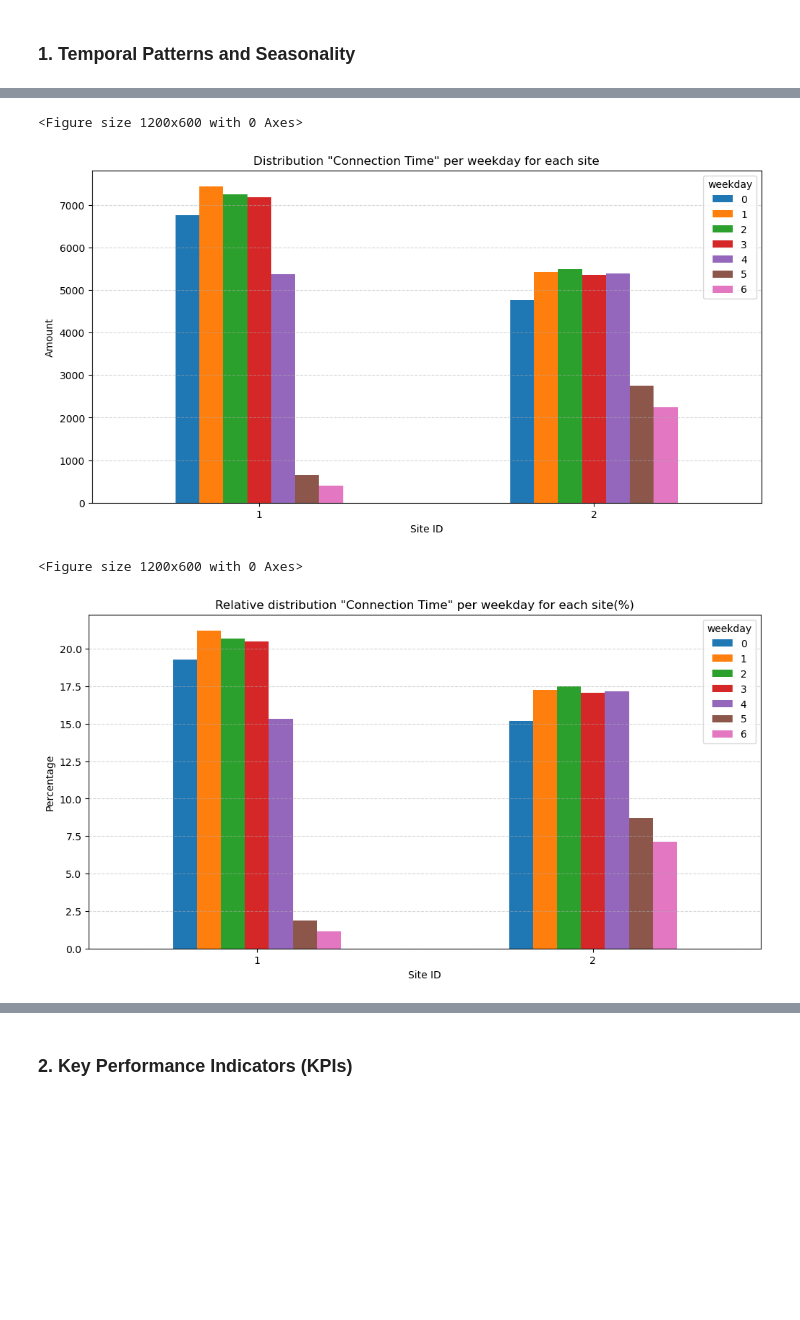
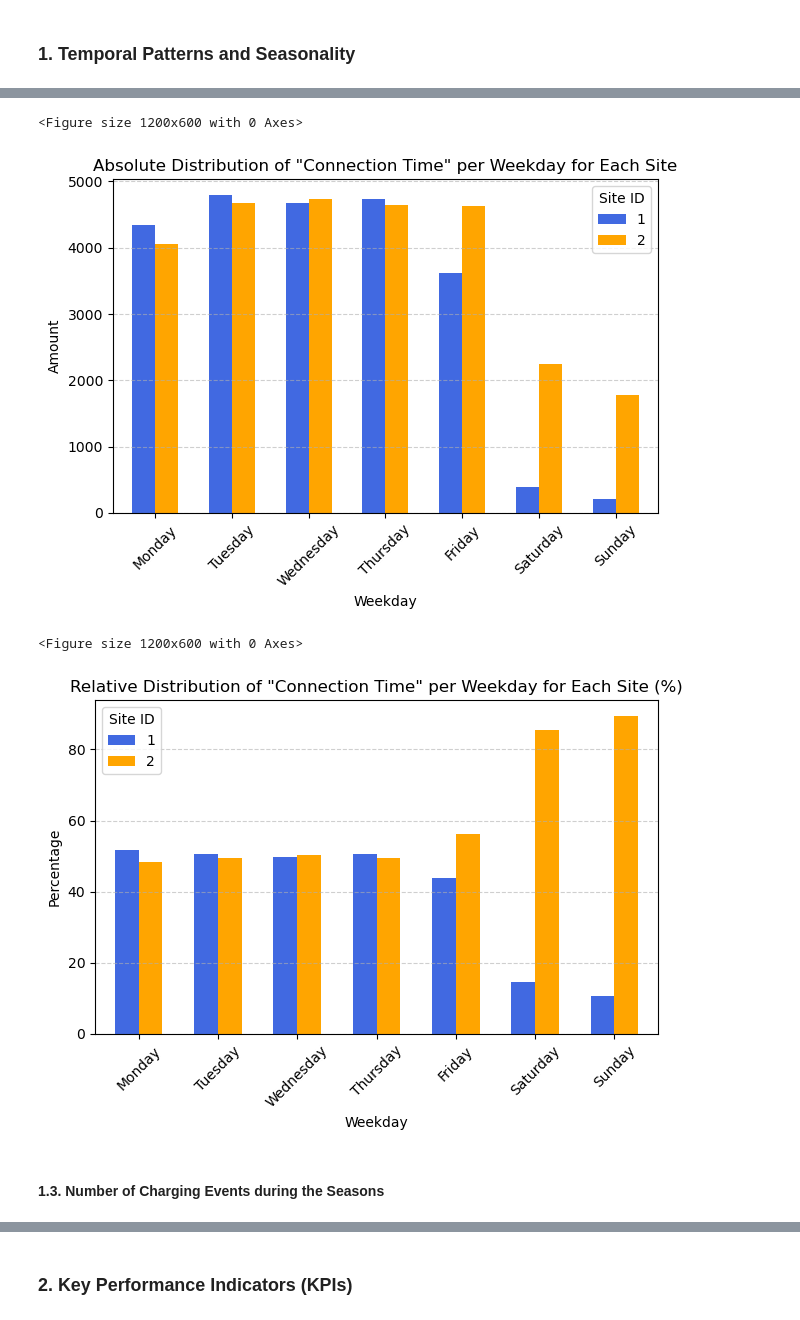
Before and after one commit to angfe/TheOptimizers, a Jupyter notebook: 02_Descriptive_Analytics.ipynb, the cells around one changed output, grey strips where cells are left out. Saved outputs shown, nothing was run; the diff lists cells and outputs as text; code cells hidden in the pictures; blank space fills up the shorter version.

```diff
--- a/02_Descriptive_Analytics.ipynb
+++ b/02_Descriptive_Analytics.ipynb
@@ -108,43 +147,54 @@ plt.show()
 # %%
 # Demonstrate how the number of charging events varies during the week
 
-# Convert time into datetime
-charging_sessions_data['connectionTime'] = pd.to_datetime(charging_sessions_data['connectionTime'])
+# Ensure the weekday names are labeled
+weekday_names = ['Monday', 'Tuesday', 'Wednesday', 'Thursday', 'Friday', 'Saturday', 'Sunday']
 
 # Retrieve the weekday
 charging_sessions_data['weekday'] = charging_sessions_data['connectionTime'].dt.weekday
 
-# Calculation of the absolute distribution per weekday and location
-absolute_counts_weekday_site = charging_sessions_data.groupby(['siteID', 'weekday']).size().unstack(fill_value=0)
+# Group data by weekday and site, and reindex to include all weekdays
+absolute_counts_weekday_site = (
+    charging_sessions_data.groupby(['weekday', 'siteID']).size().unstack(fill_value=0)
+)
+absolute_counts_weekday_site = absolute_counts_weekday_site.reindex(range(7), fill_value=0)  # Ensure all weekdays are present
+absolute_counts_weekday_site.index = weekday_names  # Assign proper weekday names
 
 # Calculation of the relative distribution (percentage) per location
 relative_counts_weekday_site = absolute_counts_weekday_site.div(absolute_counts_weekday_site.sum(axis=1), axis=0) * 100
 
+# Define colors for the sites
+colors = ['royalblue', 'orange']
 
 # Plotting the absolute distribution
 plt.figure(figsize=(12, 6))
-absolute_counts_weekday_site.plot(kind='bar', figsize=(12, 6))
-plt.title('Distribution "Connection Time" per weekday for each site')
-plt.xlabel('Site ID')
+absolute_counts_weekday_site.plot(kind='bar', color=colors, width=0.6)
+plt.title('Absolute Distribution of "Connection Time" per Weekday for Each Site')
+plt.xlabel('Weekday')
 plt.ylabel('Amount')
-plt.xticks(rotation=0)
-plt.grid(axis='y', linestyle='--', alpha=0.5)
+plt.xticks(rotation=45)
+plt.grid(axis='y', linestyle='--', alpha=0.6)
+plt.legend(title='Site ID')
+plt.tight_layout()
+plt.show()
 
 # Plotting the relative distribution
 plt.figure(figsize=(12, 6))
-relative_counts_weekday_site.plot(kind='bar', figsize=(12, 6))
-plt.title('Relative distribution "Connection Time" per weekday for each site(%)')
-plt.xlabel('Site ID')
+relative_counts_weekday_site.plot(kind='bar', color=colors, width=0.6)
+plt.title('Relative Distribution of "Connection Time" per Weekday for Each Site (%)')
+plt.xlabel('Weekday')
 plt.ylabel('Percentage')
-plt.xticks(rotation=0)
-plt.grid(axis='y', linestyle='--', alpha=0.5)
-
+plt.xticks(rotation=45)
+plt.grid(axis='y', linestyle='--', alpha=0.6)
+plt.legend(title='Site ID')
+plt.tight_layout()
 plt.show()
-# Weekday starting with 0 = Monday and so on
 # %% [output]
 <Figure size 1200x600 with 0 Axes>
-[figure, old version]
+[figure, new version]
 <Figure size 1200x600 with 0 Axes>
-[figure, old version]
+[figure, new version]
+# %% [markdown]
+#### 1.3. Number of Charging Events during the Seasons
 # %%
 # Demonstrate how the number of charging events varies between the seasons
```
Also changed, not shown: parts of 16 cells of this notebook.
